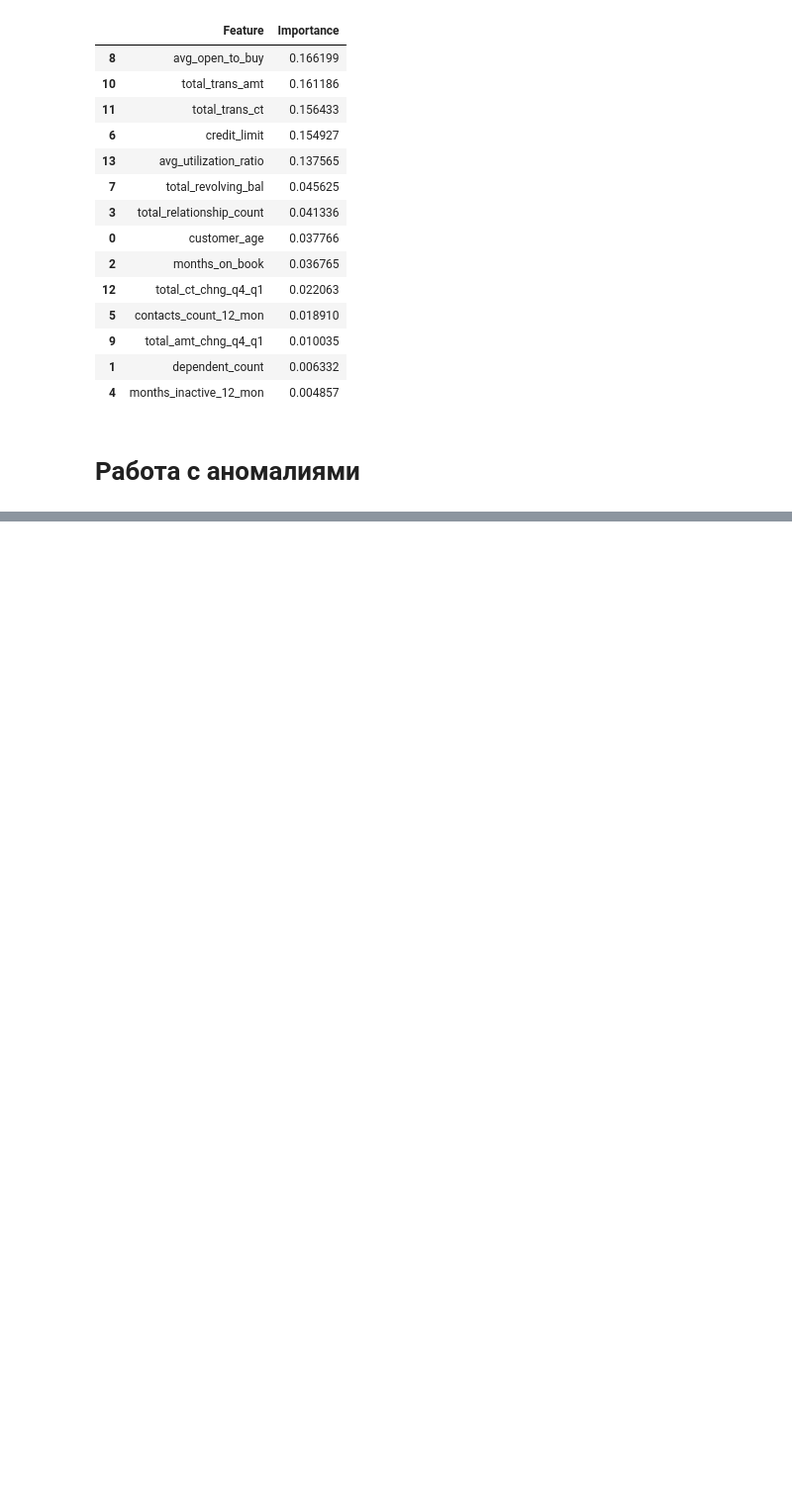
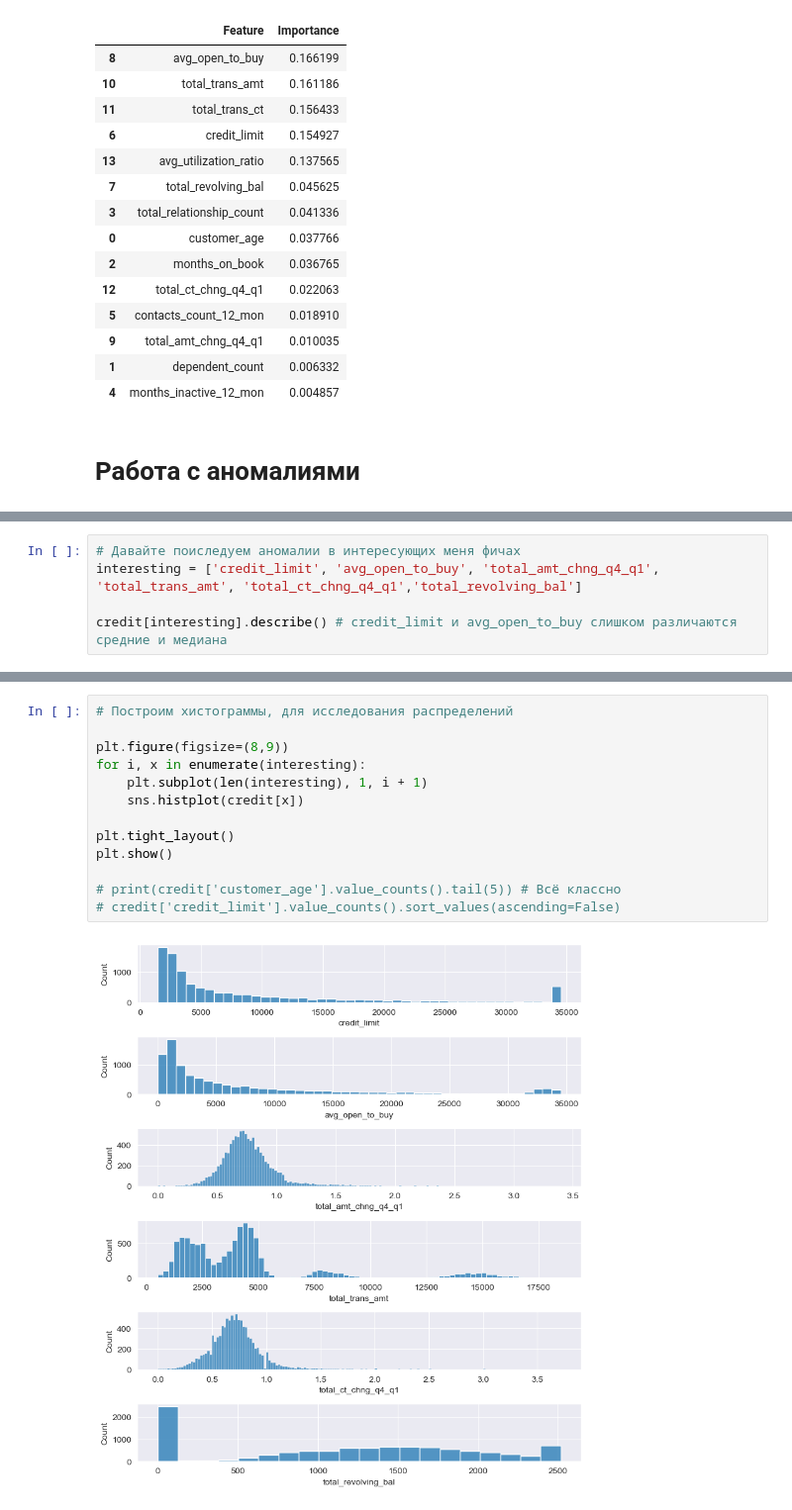
Before and after one commit to DanSikQ/Data_Analyst_Portfolio, a Jupyter notebook: projects/Bank_customers_analysis/new_test.ipynb, the cells around one changed output, grey strips where cells are left out. Shown at 99% size. Saved outputs shown, nothing was run; the diff lists cells and outputs as text; blank space fills up the shorter version.

```diff
--- a/projects/Bank_customers_analysis/new_test.ipynb
+++ b/projects/Bank_customers_analysis/new_test.ipynb
@@ -237,0 +266,5 @@ Explained variance ratio: [0.18343028 0.14608437]
+# %%
+# Давайте поиследуем аномалии в интересующих меня фичах
+interesting = ['credit_limit', 'avg_open_to_buy', 'total_amt_chng_q4_q1', 'total_trans_amt', 'total_ct_chng_q4_q1','total_revolving_bal']
+
+credit[interesting].describe() # credit_limit и avg_open_to_buy слишком различаются средние и медиана
@@ -237,0 +281,15 @@ Explained variance ratio: [0.18343028 0.14608437]
+# %%
+# Построим хистограммы, для исследования распределений
+
+plt.figure(figsize=(8,9))
+for i, x in enumerate(interesting):
+    plt.subplot(len(interesting), 1, i + 1)
+    sns.histplot(credit[x])
+
+plt.tight_layout()
+plt.show()
+
+# print(credit['customer_age'].value_counts().tail(5)) # Всё классно
+# credit['credit_limit'].value_counts().sort_values(ascending=False)
+# %% [output]
+[figure, added]
```
Also changed, not shown: parts of 4 cells of this notebook.
